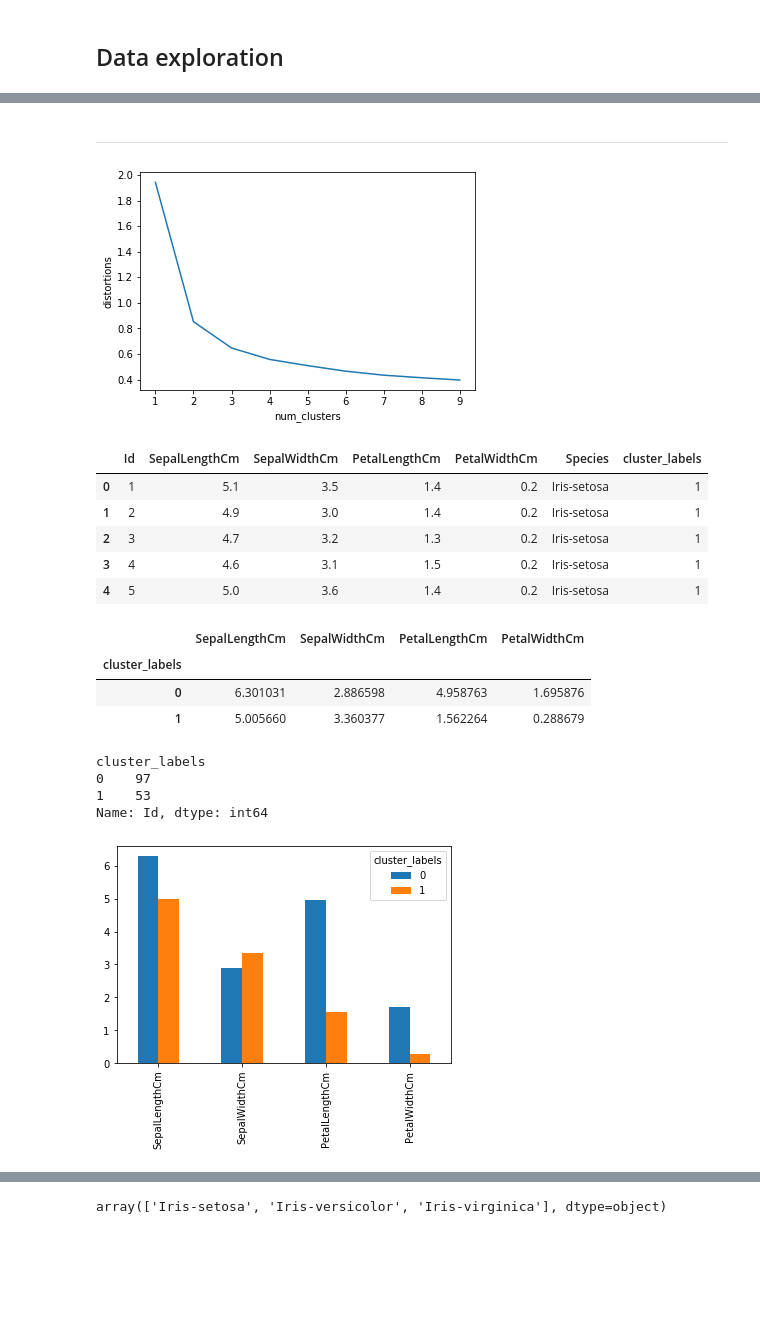
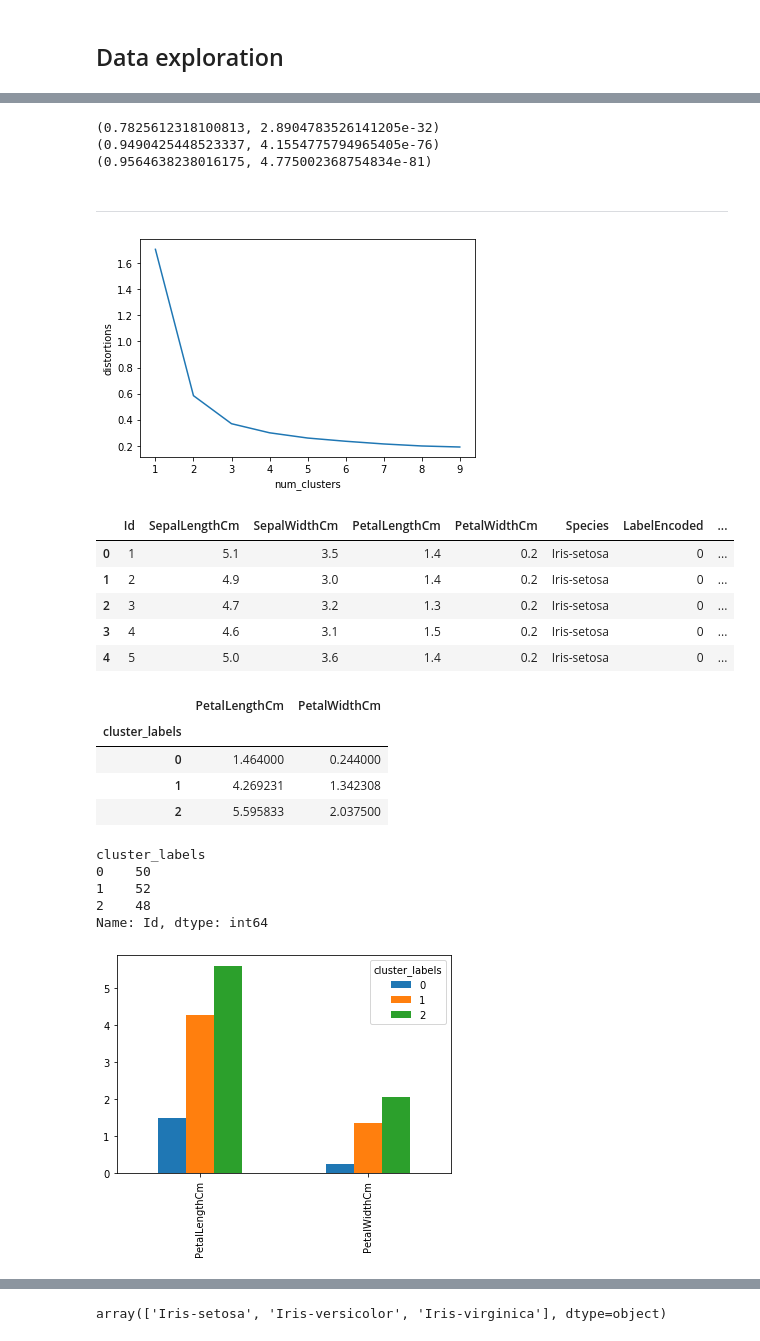
Before and after one commit to Andy-Nkumane/Iris_Species-Clustering, a Jupyter notebook: Iris_Species-Clustering.ipynb, the cells around one changed output, grey strips where cells are left out. Saved outputs shown, nothing was run; the diff lists cells and outputs as text; code cells hidden in the pictures; blank space fills up the shorter version.

```diff
--- a/Iris_Species-Clustering.ipynb
+++ b/Iris_Species-Clustering.ipynb
@@ -114,0 +149,5 @@ plt.show()
+# %%
+le = LabelEncoder()
+le.fit(iris.Species)
+iris['LabelEncoded'] = le.transform(iris.Species)
+iris.head()
@@ -115,3 +166,11 @@ plt.show()
+# %%
+print(pearsonr(iris.LabelEncoded, iris.SepalLengthCm))
+print(pearsonr(iris.LabelEncoded, iris.PetalLengthCm))
+print(pearsonr(iris.LabelEncoded, iris.PetalWidthCm))
+# %% [output]
+(0.7825612318100813, 2.8904783526141205e-32)
+(0.9490425448523337, 4.1554775794965405e-76)
+(0.9564638238016175, 4.775002368754834e-81)
 # %% [markdown]
 ---
 # %%
@@ -119,7 +178,7 @@ distortions = []
 num_clusters = range(1, 10)
 
 for i in num_clusters:
-    cluster_centers, distortion = kmeans(iris[['SepalLengthCm','SepalWidthCm','PetalLengthCm', 'PetalWidthCm']], i)
+    cluster_centers, distortion = kmeans(iris[['PetalLengthCm', 'PetalWidthCm']], i)
     distortions.append(distortion)
 
 elbow_plot = pd.DataFrame({'num_clusters': num_clusters, 'distortions': distortions})
@@ -128,5 +187,5 @@ sns.lineplot(x='num_clusters', y='distortions', data = elbow_plot)
 plt.xticks(num_clusters)
 plt.show()
 # %% [output]
-[figure, old version]
+[figure, new version]
 # %%
@@ -136,29 +195,31 @@ iris['cluster_labels'], distortion_list = vq(iris[['SepalLengthCm','SepalWidthCm
 # %%
 iris.head()
 # %% [output]
-|  | Id | SepalLengthCm | SepalWidthCm | PetalLengthCm | PetalWidthCm | Species | cluster_labels |
-| 0 | 1 | 5.1 | 3.5 | 1.4 | 0.2 | Iris-setosa | 1 |
-| 1 | 2 | 4.9 | 3.0 | 1.4 | 0.2 | Iris-setosa | 1 |
-| 2 | 3 | 4.7 | 3.2 | 1.3 | 0.2 | Iris-setosa | 1 |
-| 3 | 4 | 4.6 | 3.1 | 1.5 | 0.2 | Iris-setosa | 1 |
-| 4 | 5 | 5.0 | 3.6 | 1.4 | 0.2 | Iris-setosa | 1 |
+|  | Id | SepalLengthCm | SepalWidthCm | PetalLengthCm | PetalWidthCm | Species | LabelEncoded | ... |
+| 0 | 1 | 5.1 | 3.5 | 1.4 | 0.2 | Iris-setosa | 0 | ... |
+| 1 | 2 | 4.9 | 3.0 | 1.4 | 0.2 | Iris-setosa | 0 | ... |
+| 2 | 3 | 4.7 | 3.2 | 1.3 | 0.2 | Iris-setosa | 0 | ... |
+| 3 | 4 | 4.6 | 3.1 | 1.5 | 0.2 | Iris-setosa | 0 | ... |
+| 4 | 5 | 5.0 | 3.6 | 1.4 | 0.2 | Iris-setosa | 0 | ... |
 # %%
-iris.groupby('cluster_labels')[['SepalLengthCm','SepalWidthCm','PetalLengthCm', 'PetalWidthCm']].mean()
+iris.groupby('cluster_labels')[['PetalLengthCm', 'PetalWidthCm']].mean()
 # %% [output]
-|  | SepalLengthCm | SepalWidthCm | PetalLengthCm | PetalWidthCm |
-| cluster_labels |  |  |  |  |
-| 0 | 6.301031 | 2.886598 | 4.958763 | 1.695876 |
-| 1 | 5.005660 | 3.360377 | 1.562264 | 0.288679 |
+|  | PetalLengthCm | PetalWidthCm |
+| cluster_labels |  |  |
+| 0 | 1.464000 | 0.244000 |
+| 1 | 4.269231 | 1.342308 |
+| 2 | 5.595833 | 2.037500 |
 # %%
 iris.groupby('cluster_labels')['Id'].count()
 # %% [output]
 cluster_labels
-0    97
-1    53
+0    50
+1    52
+2    48
 Name: Id, dtype: int64
 # %%
-iris.groupby('cluster_labels')[['SepalLengthCm','SepalWidthCm','PetalLengthCm', 'PetalWidthCm']].mean().transpose().plot(kind='bar')
+iris.groupby('cluster_labels')[['PetalLengthCm', 'PetalWidthCm']].mean().transpose().plot(kind='bar')
 plt.show()
 # %% [output]
-[figure, old version]
+[figure, new version]
 # %%
```
Also changed, not shown: parts of 19 cells of this notebook.
